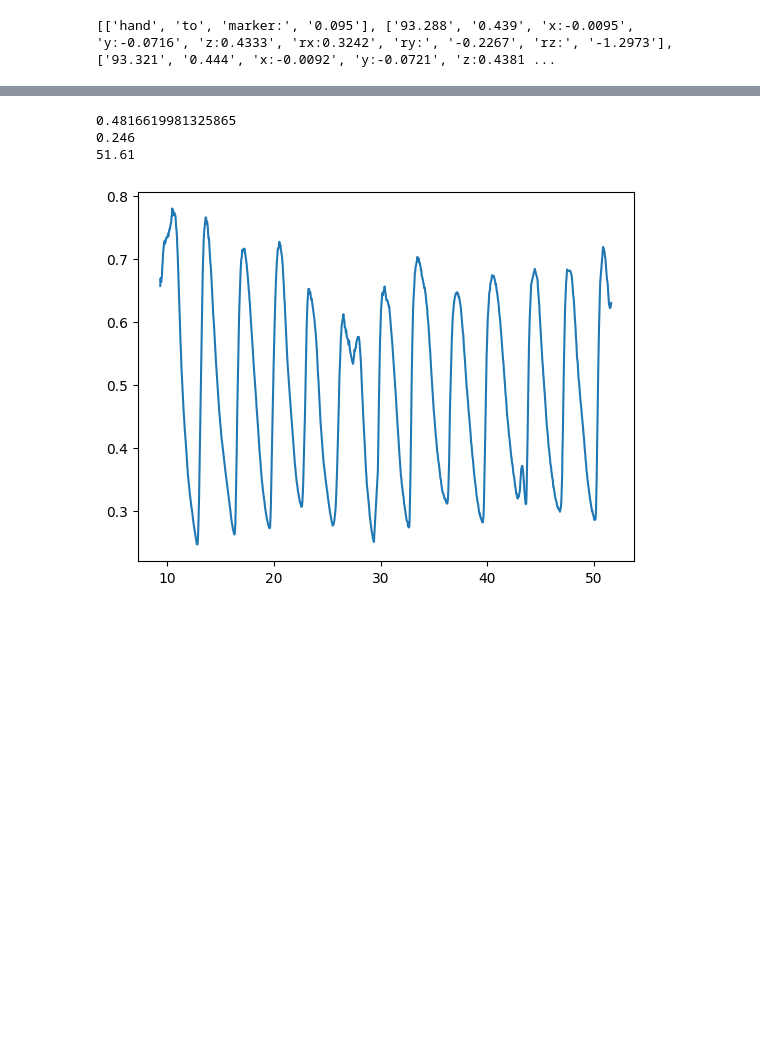
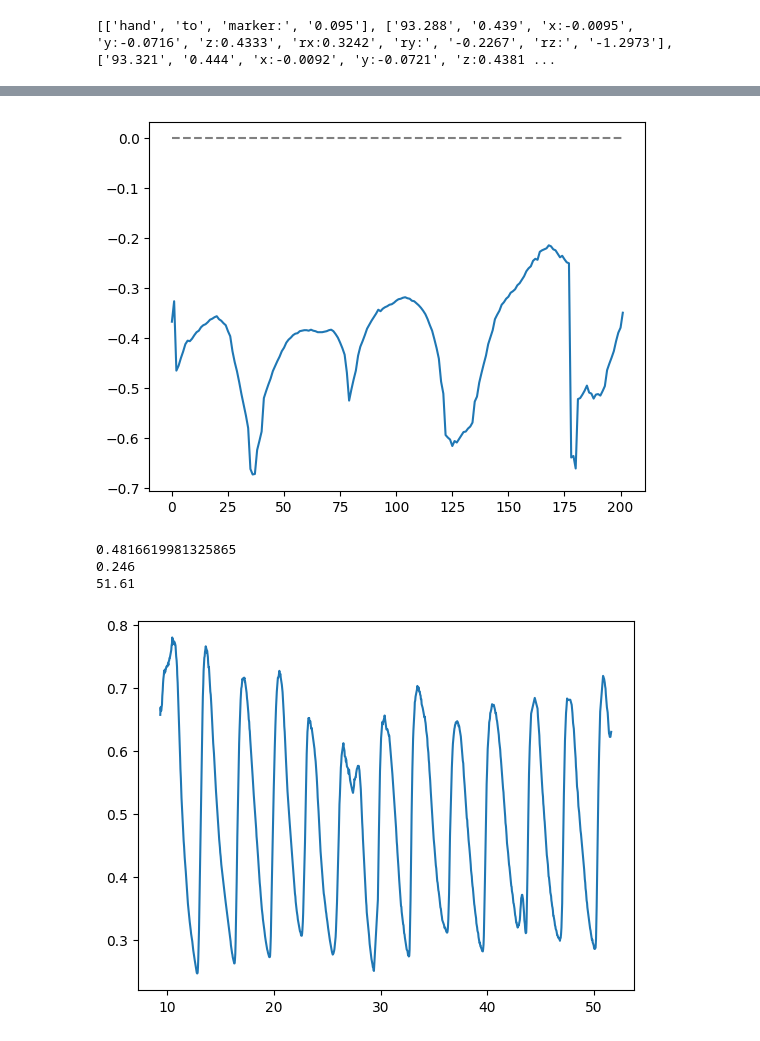
Before and after one commit to ViktorRakhmatulin/AirTouch, a Jupyter notebook: data_analysis.ipynb, the cells around one changed output, grey strips where cells are left out. Drawn from its saved outputs; the diff is of its cells as text; code cells hidden in the pictures; blank space fills up the shorter version.

```diff
--- a/data_analysis.ipynb
+++ b/data_analysis.ipynb
@@ -51,2 +45,14 @@ print(file)
+# %%
+from scipy.signal import find_peaks
+x = -data_prop[:,0]
+peaks, _ = find_peaks(x, prominence=(-0.5, -0.15)) # height=-0.3
+# x = data_prop[:,0]
+# peaks, properties = find_peaks(x, prominence=(None, 0.6))
+plt.plot(x)
+plt.plot(peaks, x[peaks], "x")
+plt.plot(np.zeros_like(x), "--", color="gray")
+plt.show()
+# %% [output]
+[figure, added]
 # %%
 import numpy as np
```
Also changed, not shown: parts of 7 cells of this notebook, 21 other files.
